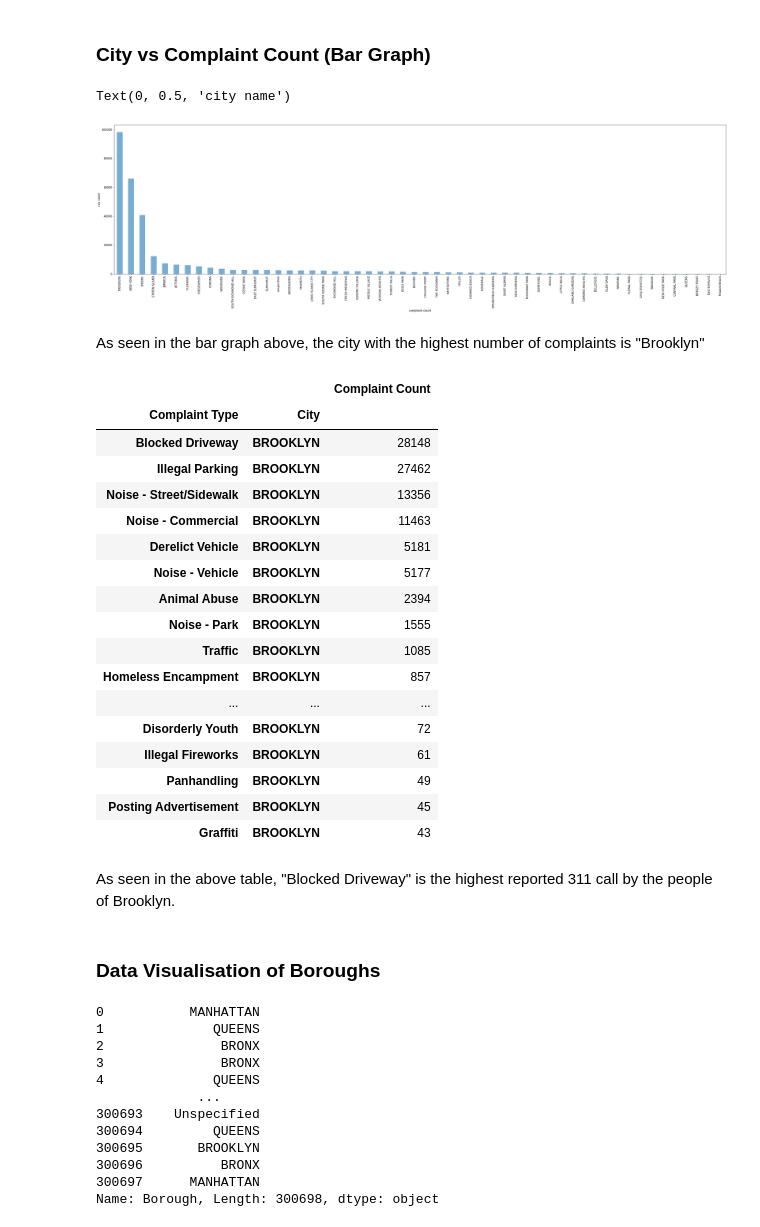
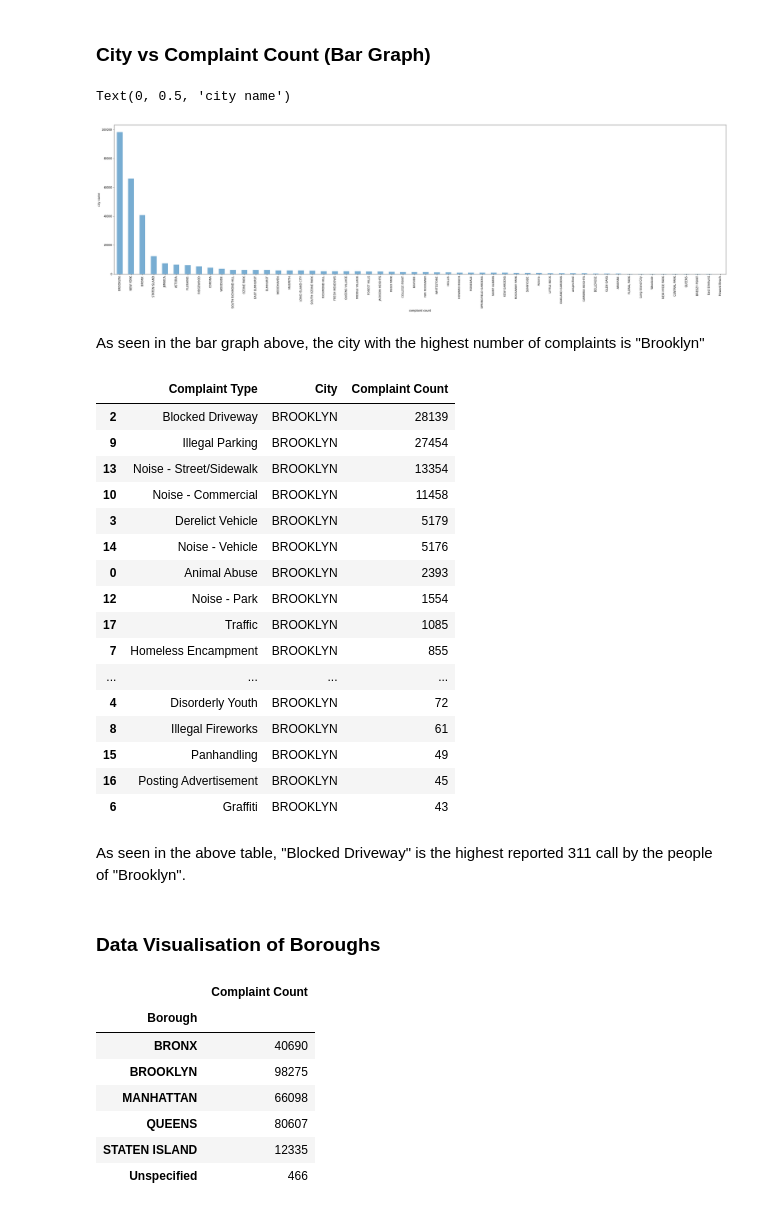
Before and after one commit to vigneshmanikandan97/nyc-311, a Jupyter notebook: NYC 311.ipynb, the cells around one changed output. Drawn from its saved outputs; the diff is of its cells as text; code cells hidden in the pictures.

```diff
--- a/NYC 311.ipynb
+++ b/NYC 311.ipynb
@@ -114,6 +97,9 @@ nyc_df.head()
 | 4 | 32306529 | 12/31/2015 11:56:58 PM | 01-01-16 3:24 | NYPD | Illegal Parking | Blocked Sidewalk | Street/Sidewalk | ... |
 # %% [markdown]
 <h3>Finding Elapsed Time for service requests</h3>
+# %%
+# Take only records with tickets that are closed
+nyc_df = nyc_df[nyc_df['Status'] == "Closed"]
 # %%
 # Adding new column for complaint elapsed time
 nyc_df['Created Date'] = pd.to_datetime(nyc_df['Created Date'])
@@ -197,48 +188,45 @@ ax2.set_xlabel("complaint count")
 ax2.set_ylabel("city name")
 # %% [output]
 Text(0, 0.5, 'city name')
-[figure, old version]
+[figure, new version]
 # %% [markdown]
 As seen in the bar graph above, the city with the highest number of complaints is "Brooklyn"
 # %%
 # Finding the most common complaints in New York City
-pd.DataFrame({"Complaint Count": nyc_df[nyc_df["City"] == 'BROOKLYN'].groupby(["Complaint Type", "City"]).size()})\
-    .sort_values("Complaint Count", ascending = False)
+complaintTypeByCity = pd.DataFrame({"Complaint Count": nyc_df[nyc_df["City"] == 'BROOKLYN']\
+                                    .groupby(["Complaint Type", "City"]).size()}).reset_index()
+complaintTypeByCity.sort_values("Complaint Count", ascending = False)
 # %% [output]
-|  |  | Complaint Count |
-| Complaint Type | City |  |
-| Blocked Driveway | BROOKLYN | 28148 |
-| Illegal Parking | BROOKLYN | 27462 |
-| Noise - Street/Sidewalk | BROOKLYN | 13356 |
-| Noise - Commercial | BROOKLYN | 11463 |
-| Derelict Vehicle | BROOKLYN | 5181 |
-| Noise - Vehicle | BROOKLYN | 5177 |
-| Animal Abuse | BROOKLYN | 2394 |
-| Noise - Park | BROOKLYN | 1555 |
-| Traffic | BROOKLYN | 1085 |
-| Homeless Encampment | BROOKLYN | 857 |
-| ... | ... | ... |
-| Disorderly Youth | BROOKLYN | 72 |
-| Illegal Fireworks | BROOKLYN | 61 |
-| Panhandling | BROOKLYN | 49 |
-| Posting Advertisement | BROOKLYN | 45 |
-| Graffiti | BROOKLYN | 43 |
+|  | Complaint Type | City | Complaint Count |
+| 2 | Blocked Driveway | BROOKLYN | 28139 |
+| 9 | Illegal Parking | BROOKLYN | 27454 |
+| 13 | Noise - Street/Sidewalk | BROOKLYN | 13354 |
+| 10 | Noise - Commercial | BROOKLYN | 11458 |
+| 3 | Derelict Vehicle | BROOKLYN | 5179 |
+| 14 | Noise - Vehicle | BROOKLYN | 5176 |
+| 0 | Animal Abuse | BROOKLYN | 2393 |
+| 12 | Noise - Park | BROOKLYN | 1554 |
+| 17 | Traffic | BROOKLYN | 1085 |
+| 7 | Homeless Encampment | BROOKLYN | 855 |
+| ... | ... | ... | ... |
+| 4 | Disorderly Youth | BROOKLYN | 72 |
+| 8 | Illegal Fireworks | BROOKLYN | 61 |
+| 15 | Panhandling | BROOKLYN | 49 |
+| 16 | Posting Advertisement | BROOKLYN | 45 |
+| 6 | Graffiti | BROOKLYN | 43 |
 # %% [markdown]
-As seen in the above table, "Blocked Driveway" is the highest reported 311 call by the people of Brooklyn.
+As seen in the above table, "Blocked Driveway" is the highest reported 311 call by the people of "Brooklyn".
 # %% [markdown]
 <h3>Data Visualisation of Boroughs</h3>
 # %%
-nyc_df["Borough"]
+groupedByBorough = pd.DataFrame({"Complaint Count": nyc_df.groupby("Borough").size()})
+groupedByBorough
 # %% [output]
-0           MANHATTAN
-1              QUEENS
-2               BRONX
-3               BRONX
-4              QUEENS
-             ...
-300693    Unspecified
-300694         QUEENS
-300695       BROOKLYN
-300696          BRONX
-300697      MANHATTAN
-Name: Borough, Length: 300698, dtype: object
+|  | Complaint Count |
+| Borough |  |
+| BRONX | 40690 |
+| BROOKLYN | 98275 |
+| MANHATTAN | 66098 |
+| QUEENS | 80607 |
+| STATEN ISLAND | 12335 |
+| Unspecified | 466 |
```
Also changed, not shown: parts of 53 cells of this notebook.
